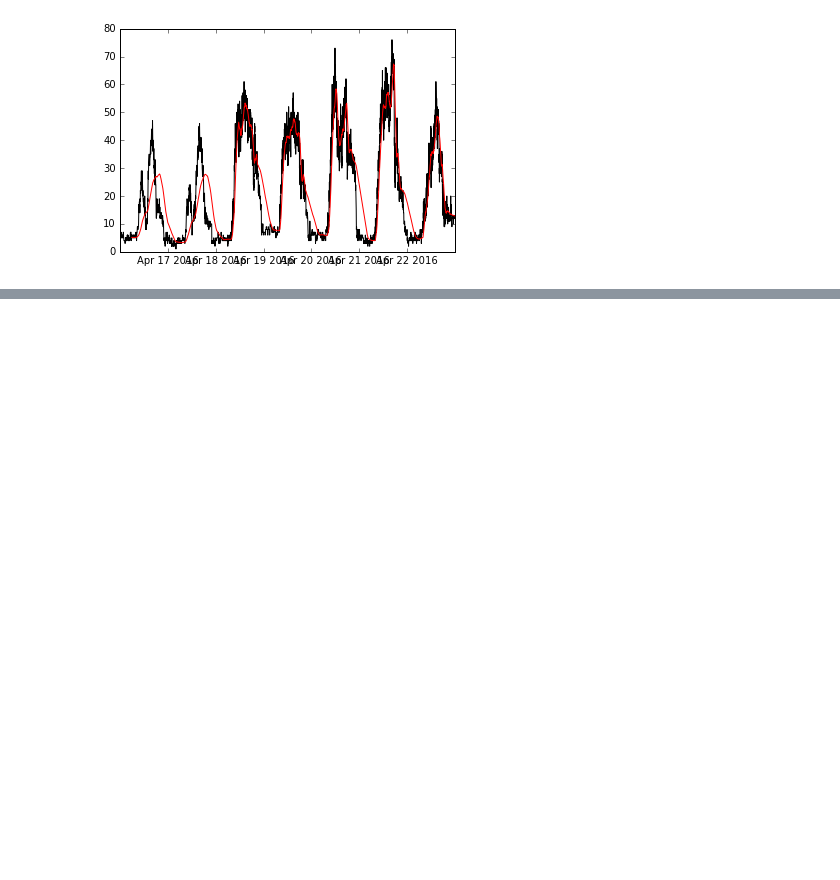
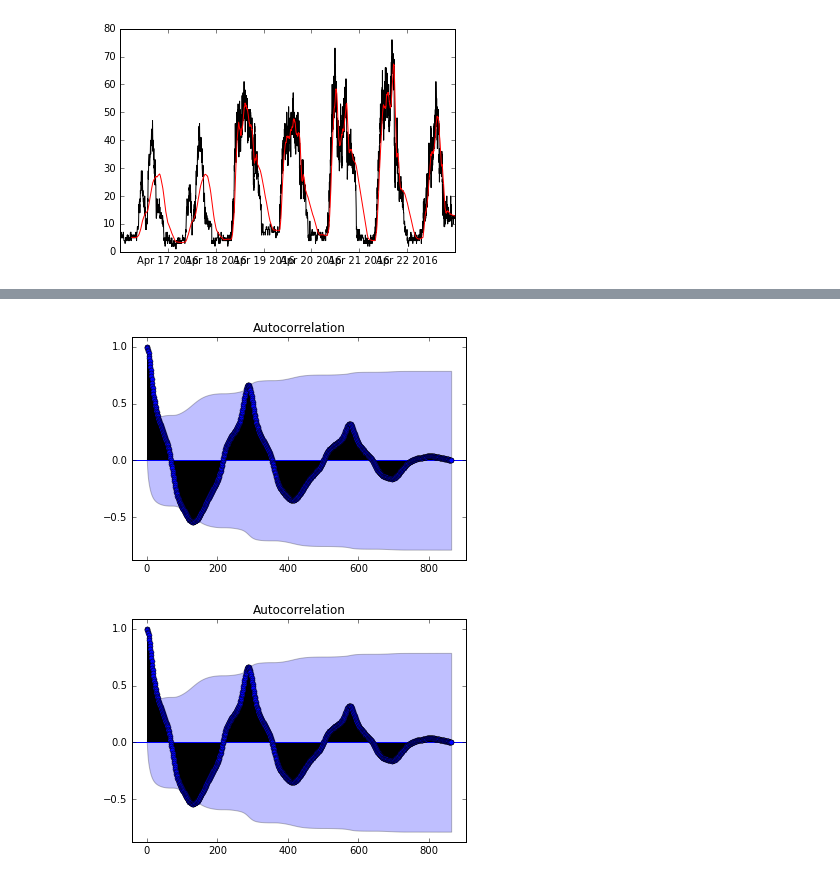
Before and after one commit to Ellen-Co2/ami_sg-work, a Jupyter notebook: canteen/canteens.ipynb, the cells around one changed output, grey strips where cells are left out. Drawn from its saved outputs; the diff is of its cells as text; code cells hidden in the pictures; blank space fills up the shorter version.

```diff
--- a/canteen/canteens.ipynb
+++ b/canteen/canteens.ipynb
@@ -174,0 +177,3 @@ plt.plot(smoth,'red')
+# %%
+dat = pd.read_csv("can_even.csv", index_col = 'time')
+dat.head()
@@ -174,0 +192,5 @@ plt.plot(smoth,'red')
+# %%
+plot_acf(dat[0:(12*24*3)])
+# %% [output]
+[figure, added]
+[figure, added]
```
Also changed, not shown: parts of 8 cells of this notebook, 4 other files.
